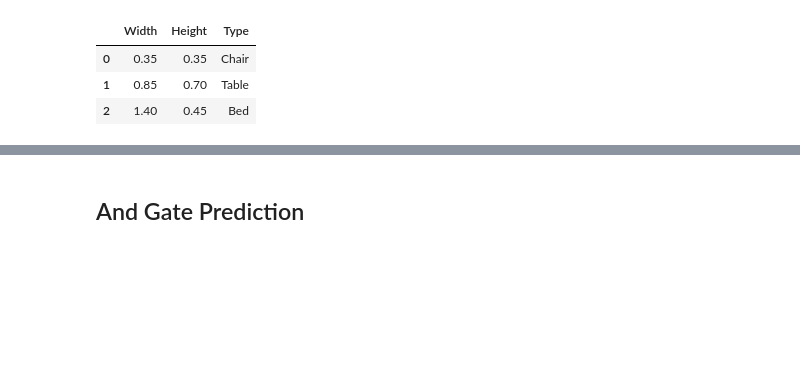
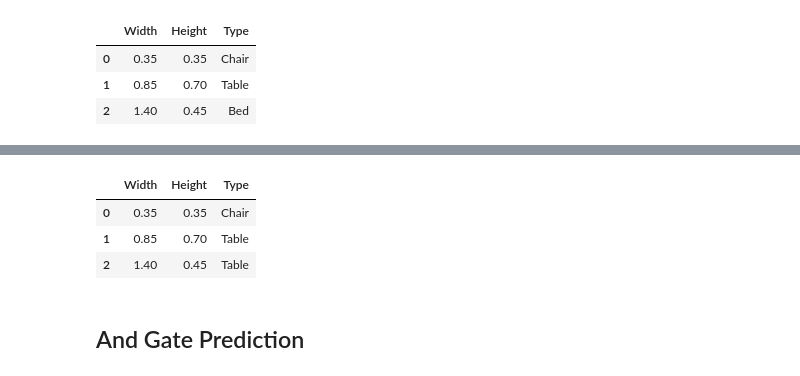
Before and after one commit to tiesen243/neural-network, a Jupyter notebook: perceptron.ipynb, the cells around one changed output, grey strips where cells are left out. Cells and saved outputs as stored; diff of their text form; code cells hidden in the pictures; blank space fills up the shorter version.

```diff
--- a/perceptron.ipynb
+++ b/perceptron.ipynb
@@ -118,0 +181,2 @@ pd.DataFrame(
+# %%
+prod_train = pd.read_csv("data/prod-train.csv")
@@ -119,3 +235,13 @@ pd.DataFrame(
+# %%
+y_pred = np.round(p.predict(prod_test.values))
+pd.DataFrame(
+    {"Width": prod_test["Width"], "Height": prod_test["Height"], "Type": y_pred}
+).replace({v: k for k, v in type_mappings.items()})
+# %% [output]
+|  | Width | Height | Type |
+| 0 | 0.35 | 0.35 | Chair |
+| 1 | 0.85 | 0.70 | Table |
+| 2 | 1.40 | 0.45 | Table |
 # %% [markdown]
 ## And Gate Prediction
 # %%
```
Also changed, not shown: parts of 28 cells of this notebook.
